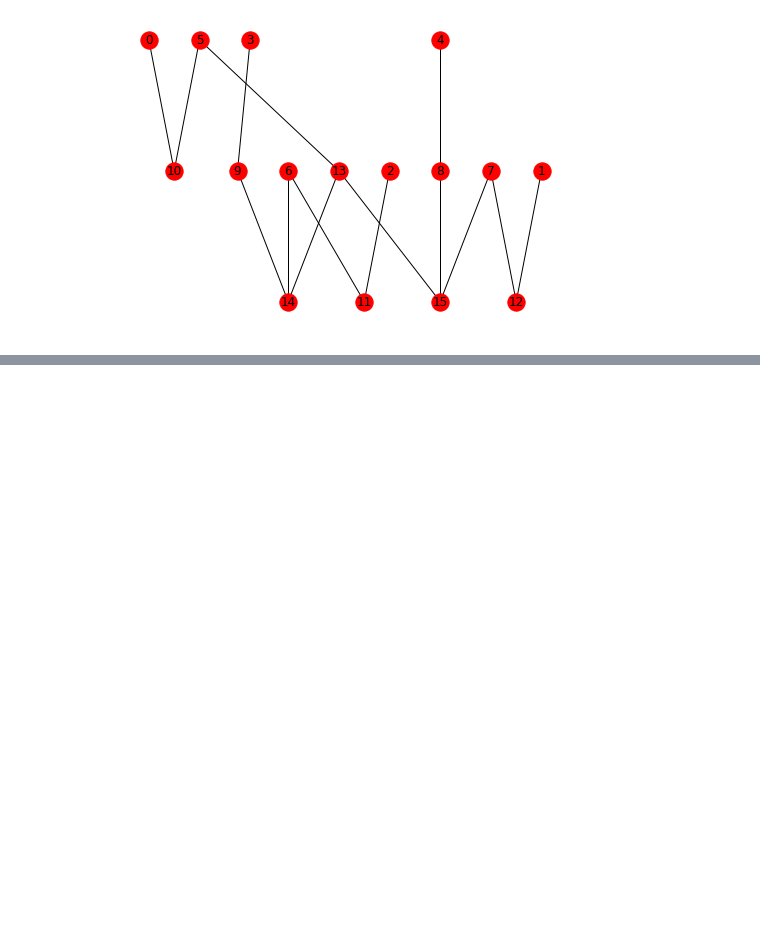
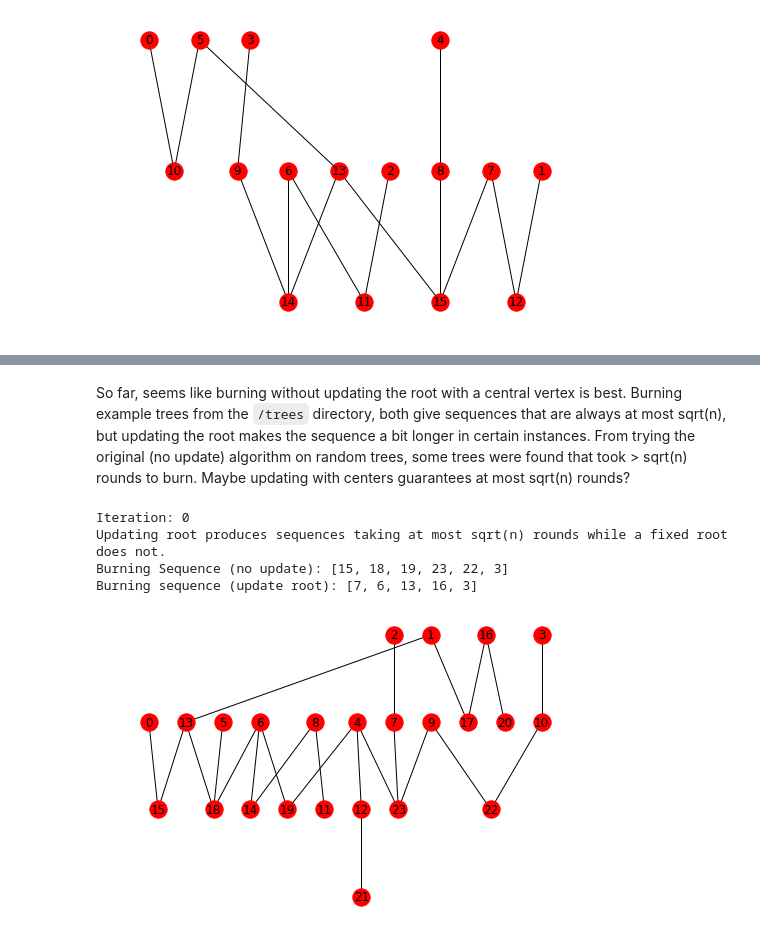
Before and after one commit to zhangyt3/graph-burning, a Jupyter notebook: burning_trees.ipynb, the cells around one changed output, grey strips where cells are left out. Cells and saved outputs as stored; diff of their text form; code cells hidden in the pictures; blank space fills up the shorter version.

Commit message:
Add code for burning with updated roots

```diff
--- a/burning_trees.ipynb
+++ b/burning_trees.ipynb
@@ -117,0 +159,37 @@ W
+# %% [markdown]
+So far, seems like burning without updating the root with a central vertex is best. Burning example trees from the `/trees` directory, both give sequences that are always at most sqrt(n), but updating the root makes the sequence a bit longer in certain instances. From trying the original (no update) algorithm on random trees, some trees were found that took > sqrt(n) rounds to burn. Maybe updating with centers guarantees at most sqrt(n) rounds?
+# %%
+# Try to find a tree where updating the root produces a sequence that takes at
+# most sqrt(n) rounds, but not updating takes longer
+i = 0
+while True:
+    if i % 1000 == 0:
+        print("Iteration:", i)
+    n = randint(1, 125)
+    rand_tree = nx.generators.trees.random_tree(n, seed=randint(0, 213218321321))
+    burning_sequence = burn_tree(rand_tree)
+    burning_sequence_update = burn_tree_using_centers(rand_tree, update_root=True)
+
+    upper_bound = math.ceil(math.sqrt(rand_tree.order()))
+    if len(burning_sequence_update) > upper_bound:
+        print("Burning with updated root still can take > sqrt(n) rounds")
+        print("Burning Sequence (no update):", burning_sequence)
+        print("Burning Sequence (update root):", burning_sequence_update)
+        pos = nx.nx_pydot.pydot_layout(rand_tree, prog='dot')
+        nx.draw(rand_tree, pos=pos, with_labels=True)
+        break
+    elif len(burning_sequence) > upper_bound and len(burning_sequence_update) <= upper_bound:
+        print("Updating root produces sequences taking at most sqrt(n) rounds while a fixed root does not.")
+        print("Burning Sequence (no update):", burning_sequence)
+        print("Burning Sequence (update root):", burning_sequence_update)
+        pos = nx.nx_pydot.pydot_layout(rand_tree, prog='dot')
+        nx.draw(rand_tree, pos=pos, with_labels=True)
+        break
+
+    i += 1
+# %% [output]
+Iteration: 0
+Updating root produces sequences taking at most sqrt(n) rounds while a fixed root does not.
+Burning Sequence (no update): [15, 18, 19, 23, 22, 3]
+Burning sequence (update root): [7, 6, 13, 16, 3]
+[figure, added]
```
Also changed, not shown: parts of 7 cells of this notebook, 1 other file.
